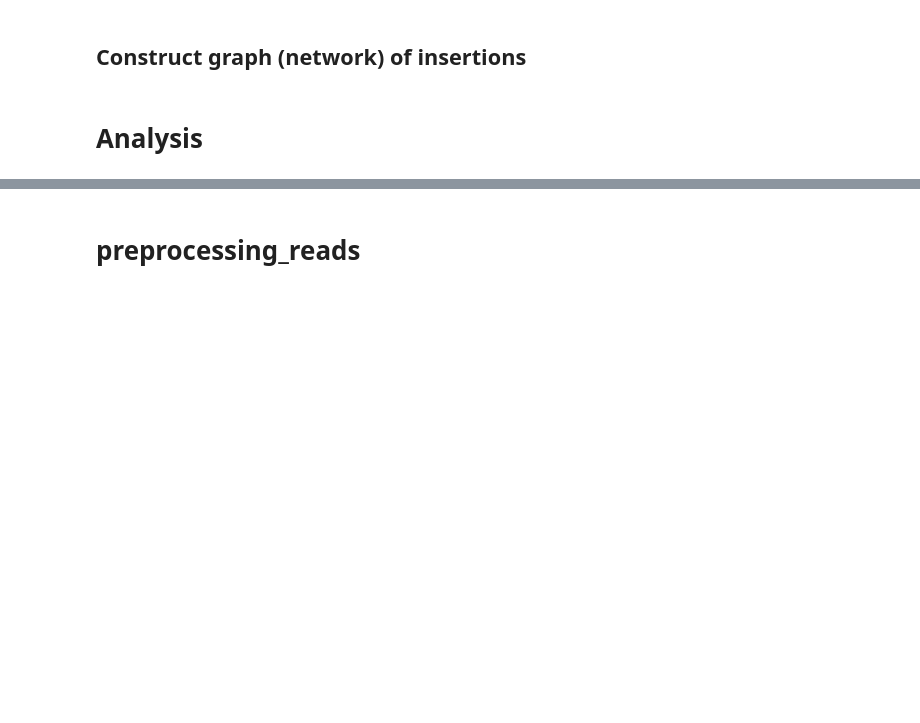
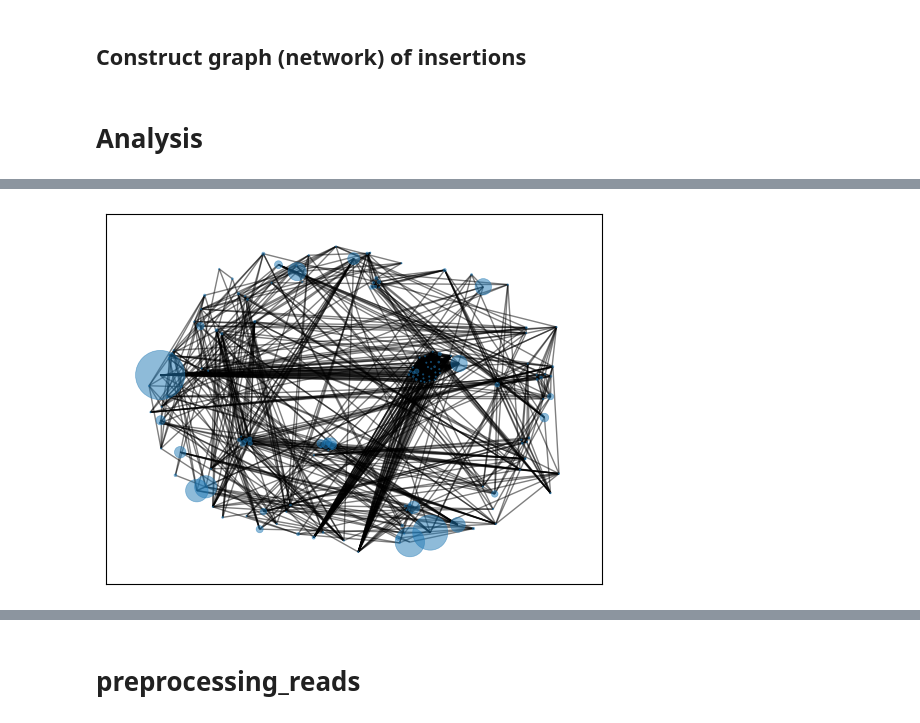
Before and after one commit to RogersLabGroup/NetCIS, a Jupyter notebook: testing.ipynb, the cells around one changed output, grey strips where cells are left out. Cells and saved outputs as stored; diff of their text form; code cells hidden in the pictures; blank space fills up the shorter version.

```diff
--- a/testing.ipynb
+++ b/testing.ipynb
@@ -1344,0 +1364,6 @@ tmp_subgraph = G.subgraph(subgraphs_by_nodes[0])
+# %%
+pos = nx.spring_layout(tmp_subgraph)
+node_size = [ G.nodes[node]['counts'] for node in list(subgraphs_by_nodes[0]) ]
+nx.draw_networkx(tmp_subgraph, with_labels=False, pos=pos, node_size=node_size, alpha=0.5, linewidths=0.5)
+# %% [output]
+[figure, added]
```
Also changed, not shown: parts of 10 cells of this notebook, 2 other files.
